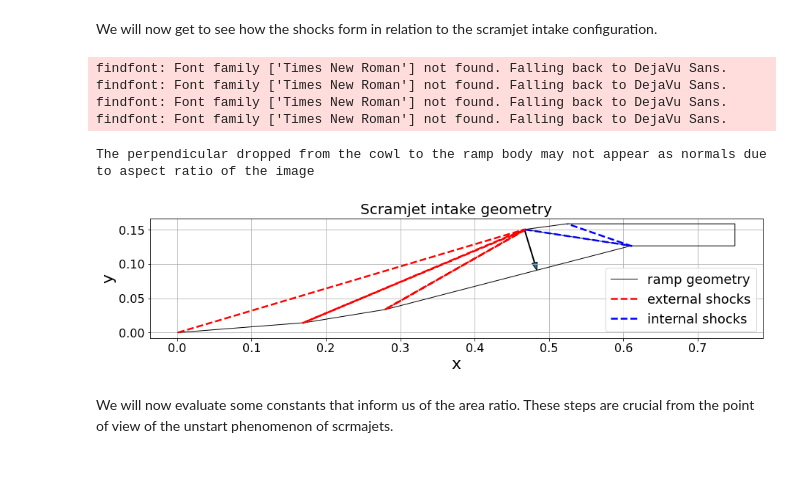
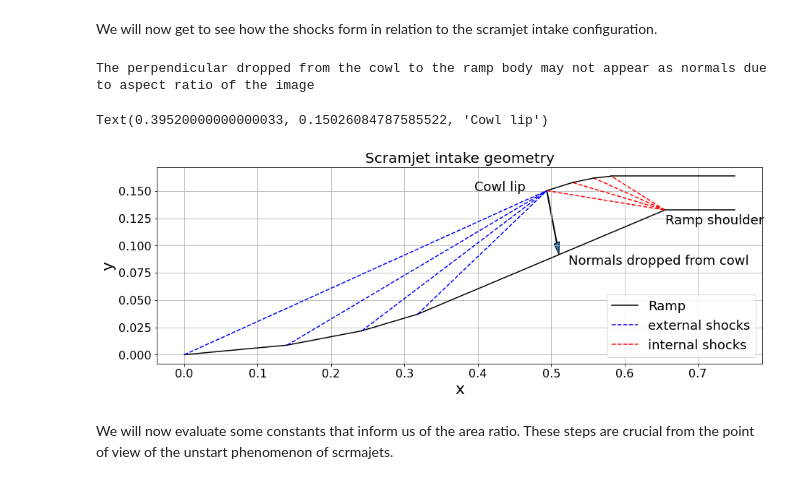
Before and after one commit to shuvayanb/LFF-for-design-and-optimisation, a Jupyter notebook: LFF_Scramjet_intake.ipynb, the cells around one changed output. Cells and saved outputs as stored; diff of their text form; code cells hidden in the pictures.

```diff
--- a/LFF_Scramjet_intake.ipynb
+++ b/LFF_Scramjet_intake.ipynb
@@ -65,8 +65,8 @@ Lmax = 0.75       # Length of forebody
 tol = 1e-03;
 error = 100.0;
 
-n = 3            # Number of external shocks
-m = 2            # Number of internal shocks
+n = 4            # Number of external shocks
+m = 4            # Number of internal shocks
 
 SPR_guess = 0.001 # Initial guess Static Pressure Ratio
 
@@ -470,56 +470,64 @@ plt.rc('xtick', labelsize=SMALL_SIZE)    # fontsize of the tick labels
 plt.rc('ytick', labelsize=SMALL_SIZE)    # fontsize of the tick labels
 plt.rc('legend', fontsize=SMALL_SIZE)    # legend fontsize
 plt.rc('figure', titlesize=BIGGER_SIZE)  # fontsize of the figure title
 
+plt.figure(figsize=(15, 5))
+
+for i in range(0,n,1): # external ramps (black) & external shocks (blue)
+  if i==0:
+    plt.plot([X[i],X[i+2]],[Y[i],Y[i+2]], 'k', linestyle="-",label='Ramp')
+    plt.plot([X[i],X[1]],[Y[i],Y[1]], 'b', linestyle="--",label='external shocks')
+
+  elif(i>0):
+    plt.plot([X[i+1],X[i+2]],[Y[i+1],Y[i+2]], 'k', linestyle="-")
+    plt.plot([X[i+1],X[1]],[Y[i+1],Y[1]], 'b', linestyle="--")
 
 
-fname = 'ramp_geo.dat'
-ramp_data = np.loadtxt(fname, delimiter = " ", skiprows=0)
+for i in range(n,n+m,1): # internal shocks (red)
+  if i==n:
+    plt.plot([X[1],X[i+2]],[Y[1],Y[i+2]], 'k', linestyle="-")
 
-fname = 'external_shocks.dat'
-ex_shocks = np.loadtxt(fname, delimiter = " ", skiprows=0)
+  elif(i>n):
+    plt.plot([X[n+1],X[i+1]],[Y[n+1],Y[i+1]], 'r', linestyle="--")
 
-fname = 'internal_shocks.dat'
-in_shocks = np.loadtxt(fname, delimiter = " ", skiprows=0)
 
-ramp_x = ramp_data[:,0]
-ramp_y = ramp_data[:,1]
+for i in range(n,n+m,1): # cowl body
+  if i==n:
+    plt.plot([X[1],X[i+1]],[Y[1],Y[i+1]], 'r', linestyle="--",label='internal shocks')
 
-ex_shocks_x = ex_shocks[:,0]
-ex_shocks_y = ex_shocks[:,1]
+  elif(i>n+1):
+    plt.plot([X[i],X[i+1]],[Y[i],Y[i+1]], 'k', linestyle="-")
 
-in_shocks_x = in_shocks[:,0]
-in_shocks_y = in_shocks[:,1]
 
-plt.figure(figsize=(15, 3))
+plt.plot([X[n+1],Lmax],[Y[n+1],Y[n+1]], 'k', linestyle="-")
+#plt.plot([Lmax,Lmax],[Y[n+1],Y[n+m]], 'k', linestyle="-")
+plt.plot([Lmax,X[n+m]],[Y[n+m],Y[n+m]], 'k', linestyle="-")
 
 cowl = [xo,yo]
 phi_b = [phi_x,phi_y]
 
 arrow = drawArrow(cowl,phi_b)
 
-plt.plot(ramp_x,ramp_y,'-k', linewidth=1.0,label='ramp geometry')
-plt.plot(ex_shocks_x,ex_shocks_y,'--r', linewidth=2.5,label='external shocks')
-plt.plot(in_shocks_x,in_shocks_y,'--b', linewidth=2.5,label='internal shocks')
+print('The perpendicular dropped from the cowl to the ramp body may not appear as normals due to aspect ratio of the image ')
+
 plt.title('Scramjet intake geometry', fontsize = 20)
 plt.xlabel('x',fontsize=22)
 plt.ylabel('y',fontsize=22)
 plt.tick_params(labelsize=16)
 #plt.xlim(-0.05, 1.2)
 #plt.ylim(-0.01, 0.14)
 plt.legend(loc="lower right")
 plt.grid(True, which="both", ls="-")
 
+plt.text(X[n+1],Y[n+1]*0.9, "Ramp shoulder")
 
+plt.text(phi_x*1.025,phi_y*0.9, "Normals dropped from cowl")
 
-print('The perpendicular dropped from the cowl to the ramp body may not appear as normals due to aspect ratio of the image ')
+plt.text(X[1]*0.8,Y[1], "Cowl lip")
 # %% [output]
-findfont: Font family ['Times New Roman'] not found. Falling back to DejaVu Sans.
-findfont: Font family ['Times New Roman'] not found. Falling back to DejaVu Sans.
-findfont: Font family ['Times New Roman'] not found. Falling back to DejaVu Sans.
-findfont: Font family ['Times New Roman'] not found. Falling back to DejaVu Sans.
+The perpendicular dropped from the cowl to the ramp body may not appear as normals due to aspect ratio of the image
-The perpendicular dropped from the cowl to the ramp body may not appear as normals due to aspect ratio of the image
+Text(0.39520000000000033, 0.15026084787585522, 'Cowl lip')
-[figure, old version]
+[figure, new version]
 # %% [markdown]
 We will now evaluate some constants that inform us of the area ratio. These steps are crucial from the point of view of the unstart phenomenon of scrmajets.
 # %%
```
